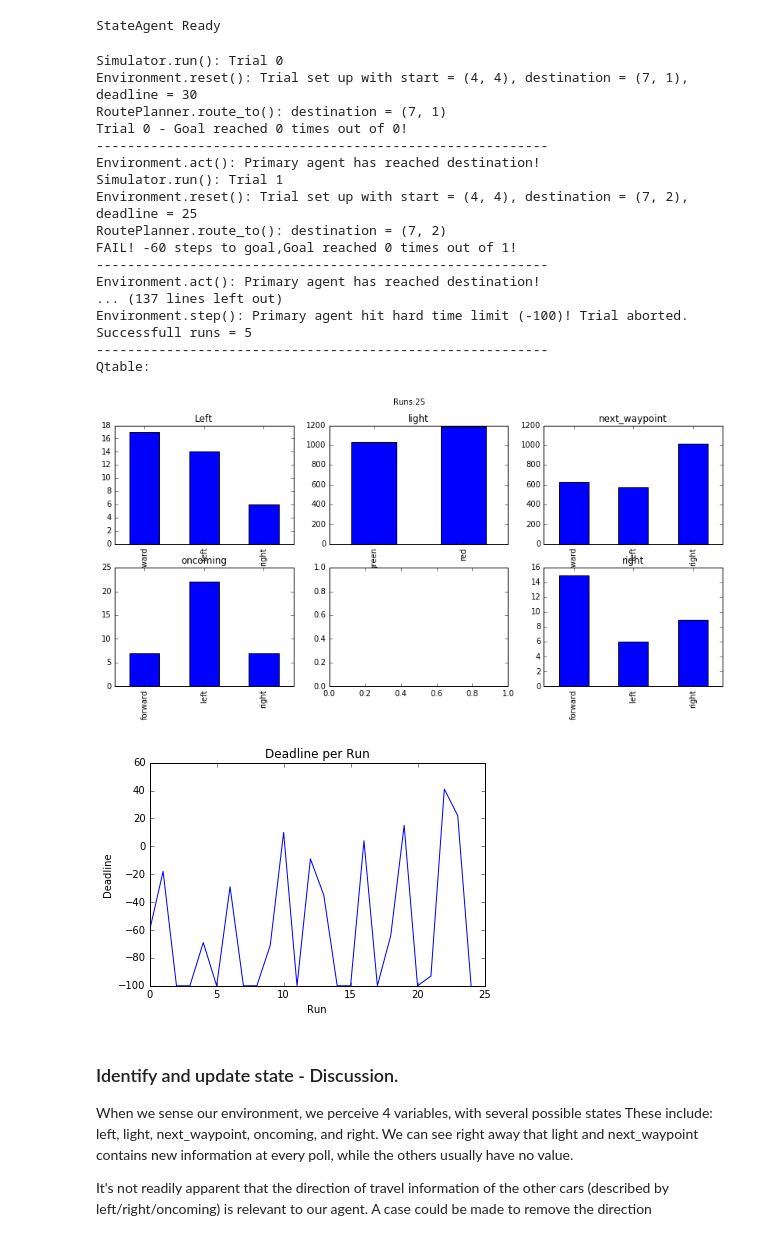
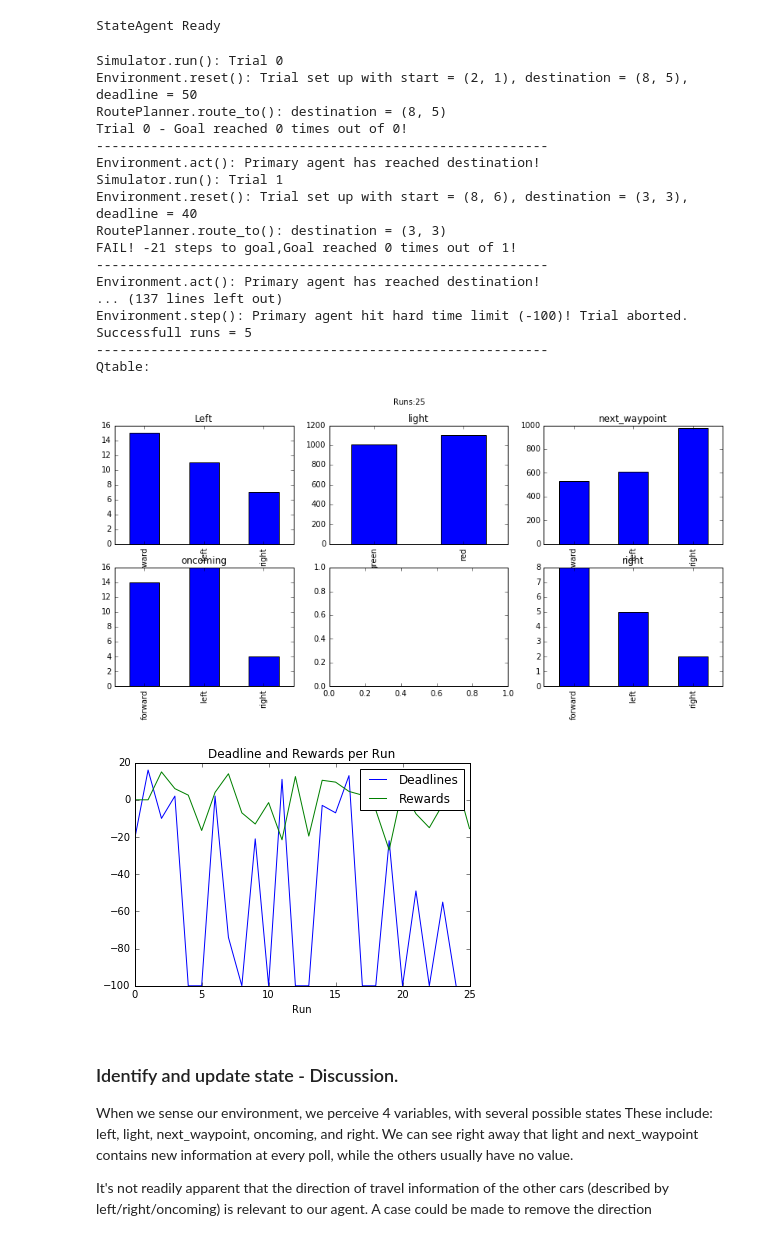
Before and after one commit to llathrop/smartcab, a Jupyter notebook: agent.ipynb, the cells around one changed output. Saved outputs shown, nothing was run; the diff lists cells and outputs as text; code cells hidden in the pictures.

Commit message:
feat: rewrite graphs as modules and backport the deadline/reward tracking

```diff
--- a/agent.ipynb
+++ b/agent.ipynb
@@ -94,6 +94,7 @@ class RandomAgent(Agent):
         self.steps=0
         self.features=[]
         self.deadline=[]
+        self.total_reward=[0]
 
     def reset(self, destination=None):
         self.planner.route_to(destination)
@@ -112,6 +113,7 @@ class RandomAgent(Agent):
         print "----------------------------------------------------------"
         self.features.append({})
         self.deadline.append(None)
+        self.total_reward.append(0)
         self.steps=0
 
     def update(self, t):
@@ -131,7 +133,7 @@ class RandomAgent(Agent):
         reward = self.env.act(self, action)
         self.lastReward=reward
         # TODO: Learn policy based on state, action, reward
-
+        self.total_reward[len(self.total_reward)-1] =self.total_reward[len(self.total_reward)-1]+reward
         #print "LearningAgent.update():deadline{}, inputs{}, action = {}, reward = {}, next_waypoint = {}".format(
         #                                            deadline, inputs, action, reward,self.next_waypoint, )  # [debug]
 print "RandomAgent ready"
@@ -200,6 +202,8 @@ class StateAgent(RandomAgent):
         self.goal=0
         self.steps=0
         self.features=[]
+        self.total_reward=[0]
+
 
     def update(self, t):
         # Gather inputs
@@ -225,6 +229,8 @@ class StateAgent(RandomAgent):
         reward = self.env.act(self, action)
         # TODO: Learn policy based on state, action, reward
 
+        self.total_reward[len(self.total_reward)-1] =self.total_reward[len(self.total_reward)-1]+reward
+
         #print "LearningAgent.update(): self.state{}, action = {}, reward = {}, next_waypoint = {}".format(
         #                                        self.state, action, reward,self.next_waypoint, )  # [debug]
 print "StateAgent Ready"
@@ -232,18 +238,18 @@ print "StateAgent Ready"
 StateAgent Ready
 # %%
 # run the trials for the state
-stateFeatures,deadlines=run(agentType=StateAgent,trials=25)
+stateFeatures,StateDeadlines,StateRewards=run(agentType=StateAgent,trials=25)
 # %% [output]
 Simulator.run(): Trial 0
-Environment.reset(): Trial set up with start = (4, 4), destination = (7, 1), deadline = 30
-RoutePlanner.route_to(): destination = (7, 1)
+Environment.reset(): Trial set up with start = (2, 1), destination = (8, 5), deadline = 50
+RoutePlanner.route_to(): destination = (8, 5)
 Trial 0 - Goal reached 0 times out of 0!
 ----------------------------------------------------------
 Environment.act(): Primary agent has reached destination!
 Simulator.run(): Trial 1
-Environment.reset(): Trial set up with start = (4, 4), destination = (7, 2), deadline = 25
-RoutePlanner.route_to(): destination = (7, 2)
-FAIL! -60 steps to goal,Goal reached 0 times out of 1!
+Environment.reset(): Trial set up with start = (8, 6), destination = (3, 3), deadline = 40
+RoutePlanner.route_to(): destination = (3, 3)
+FAIL! -21 steps to goal,Goal reached 0 times out of 1!
 ----------------------------------------------------------
 Environment.act(): Primary agent has reached destination!
 ... (137 lines left out)
@@ -277,15 +283,19 @@ def statsFromRun(stateFeatures):
     fig.show()
 statsFromRun(stateFeatures)
 # %% [output]
-[figure, old version]
+[figure, new version]
 # %%
-plt.plot (deadlines)
-plt.ylabel('Deadline')
-plt.xlabel('Run')
-plt.title("Deadline per Run")
-plt.show()
+def scorePerRun(DL,RW):
+    plt.plot(DL,label="Deadlines")
+    plt.plot(RW,label="Rewards")
+    plt.xlabel('Run')
+    plt.legend()
+    plt.title("Deadline and Rewards per Run")
+    plt.show()
+
+scorePerRun(StateDeadlines,StateRewards)
 # %% [output]
-[figure, old version]
+[figure, new version]
 # %% [markdown]
 ### Identify and update state - Discussion.
 When we sense our environment, we perceive 4 variables, with several possible states These include: left, light, next_waypoint, oncoming, and right. We can see right away that light and next_waypoint contains new information at every poll, while the others usually have no value.
```
Also changed, not shown: parts of 6 cells of this notebook, 1 other file.
